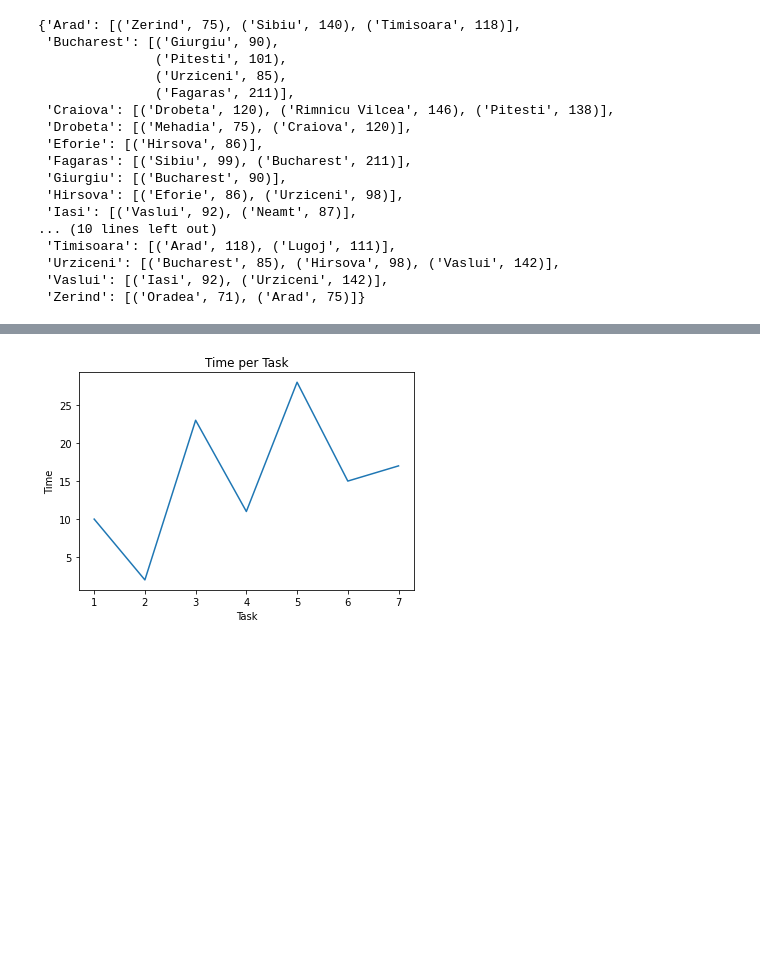
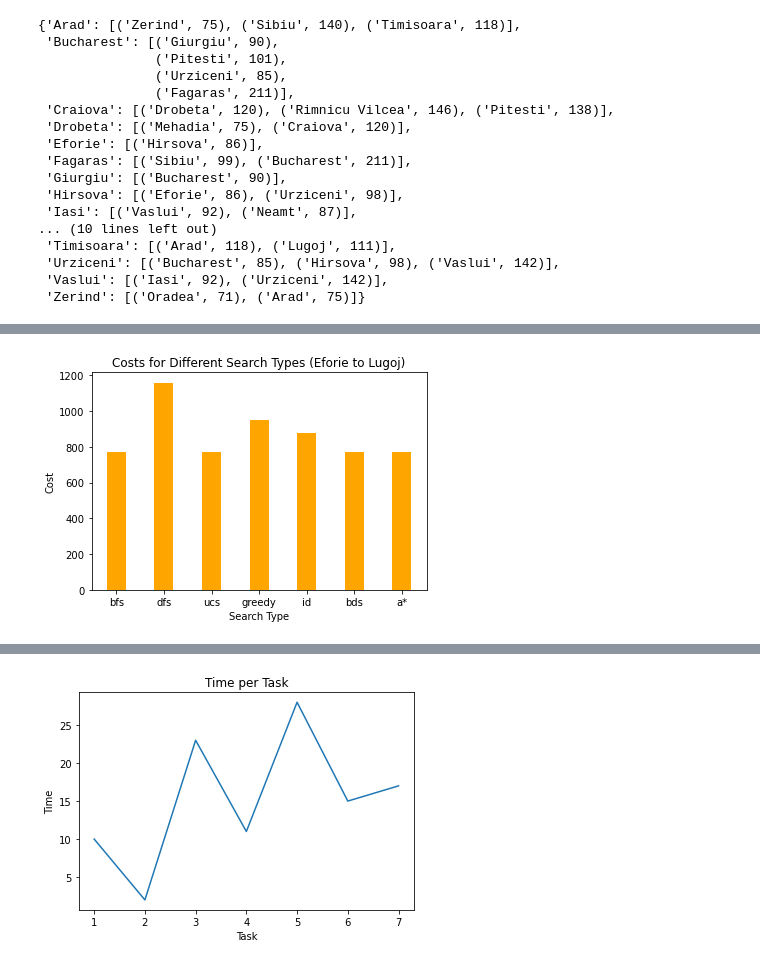
Before and after one commit to yonasengdu/graph_search_benchmark, a Jupyter notebook: assignment.ipynb, the cells around one changed output, grey strips where cells are left out. Drawn from its saved outputs; the diff is of its cells as text; code cells hidden in the pictures; blank space fills up the shorter version.

```diff
--- a/assignment.ipynb
+++ b/assignment.ipynb
@@ -102,9 +117,11 @@ print(cities)
 # %%
-# let's make up the 100 paths out of the 10 cities
-paths = []
-for start in cities:
-    for end in cities:
-        paths.append((start, end))
+# let's make up the 100 (actually, 90) paths out of the 10 cities
+all_paths = []
+for start in randomly_selected_cities:
+    for end in randomly_selected_cities:
+        if start == end:
+            continue
+        all_paths.append((start, end))
 
-print(paths)
+len(all_paths)
 # %% [output]
@@ -182,0 +298,16 @@ print(data)
+# %%
+# plotting the costs ...
+
+path = all_paths[19]
+costs = avg_data[path]['costs']
+
+search_types = list(costs.keys())
+costs = list(costs.values())
+
+plt.bar(search_types, costs, color='orange', width=0.4)
+plt.xlabel('Search Type')
+plt.ylabel('Cost')
+plt.title(f'Costs for Different Search Types ({path[0]} to {path[1]})')
+plt.show()
+# %% [output]
+[figure, added]
```
Also changed, not shown: parts of 21 cells of this notebook, 1 other file.
